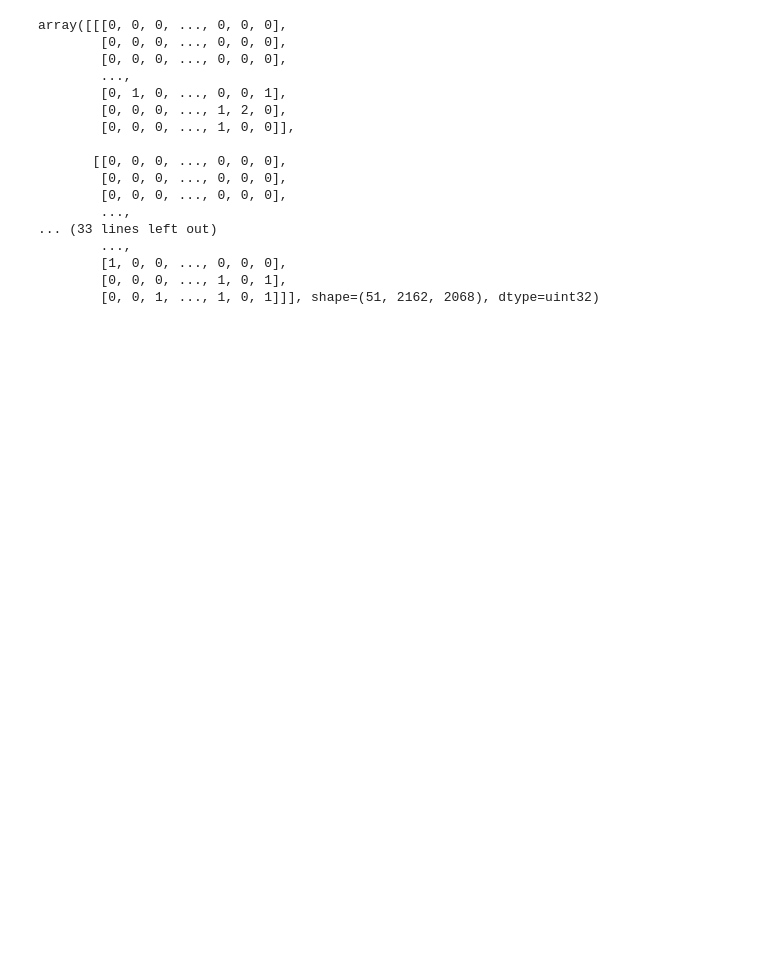
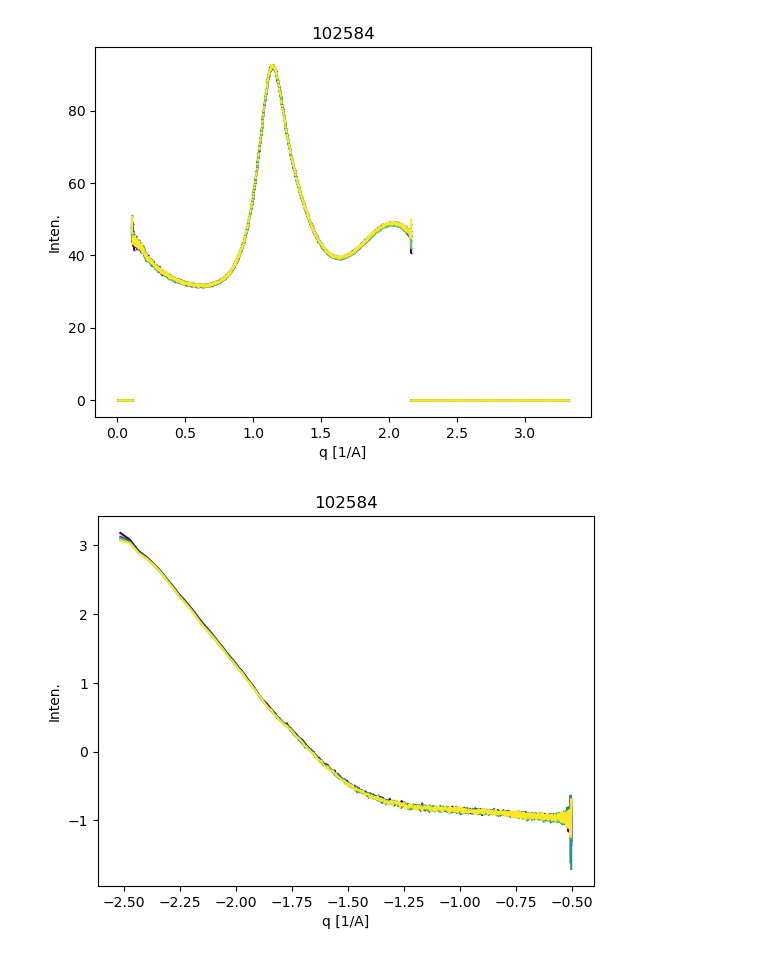
Before and after one commit to YellowSub17/spider-silk-max4, a Jupyter notebook: plot_scan.ipynb, the cells around one changed output. Saved outputs shown, nothing was run; the diff lists cells and outputs as text; code cells hidden in the pictures; blank space fills up the shorter version.

```diff
--- a/plot_scan.ipynb
+++ b/plot_scan.ipynb
@@ -24,19 +20,13 @@ s.plot_eiger_img(i=25)
 # %%
+scan_id = 102584
+
+scan=Scan(scan_id, det='pilatus')
+scan.plot_iq_errs()
+plt.title(scan.scan_id)
+scan=Scan(scan_id, det='eiger')
+scan.plot_iq(logq=True, logI=True)
+plt.title(scan.scan_id)
+scan.plot_img(i=1, log=True)
 # %% [output]
-array([[[0, 0, 0, ..., 0, 0, 0],
-        [0, 0, 0, ..., 0, 0, 0],
-        [0, 0, 0, ..., 0, 0, 0],
-        ...,
-        [0, 1, 0, ..., 0, 0, 1],
-        [0, 0, 0, ..., 1, 2, 0],
-        [0, 0, 0, ..., 1, 0, 0]],
-
-       [[0, 0, 0, ..., 0, 0, 0],
-        [0, 0, 0, ..., 0, 0, 0],
-        [0, 0, 0, ..., 0, 0, 0],
-        ...,
-... (33 lines left out)
-        ...,
-        [1, 0, 0, ..., 0, 0, 0],
-        [0, 0, 0, ..., 1, 0, 1],
-        [0, 0, 1, ..., 1, 0, 1]]], shape=(51, 2162, 2068), dtype=uint32)
+[figure, added]
+[figure, added]
```
Also changed, not shown: parts of 4 cells of this notebook, 8 other files.
